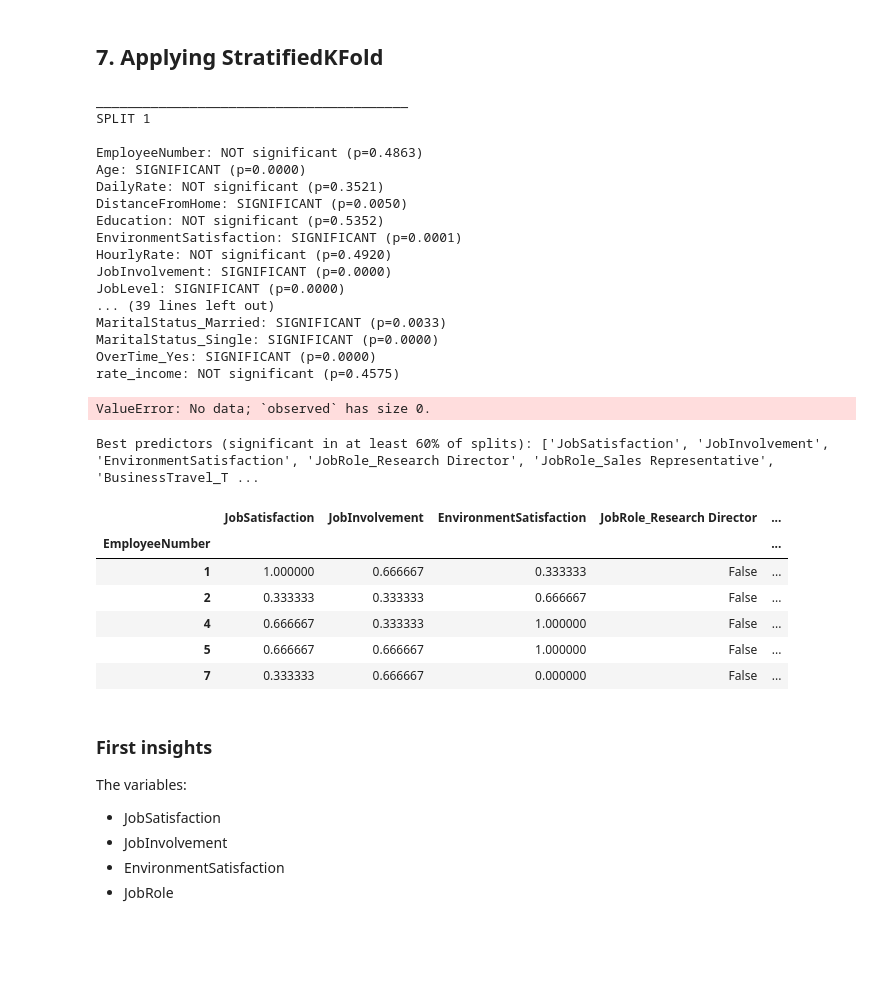
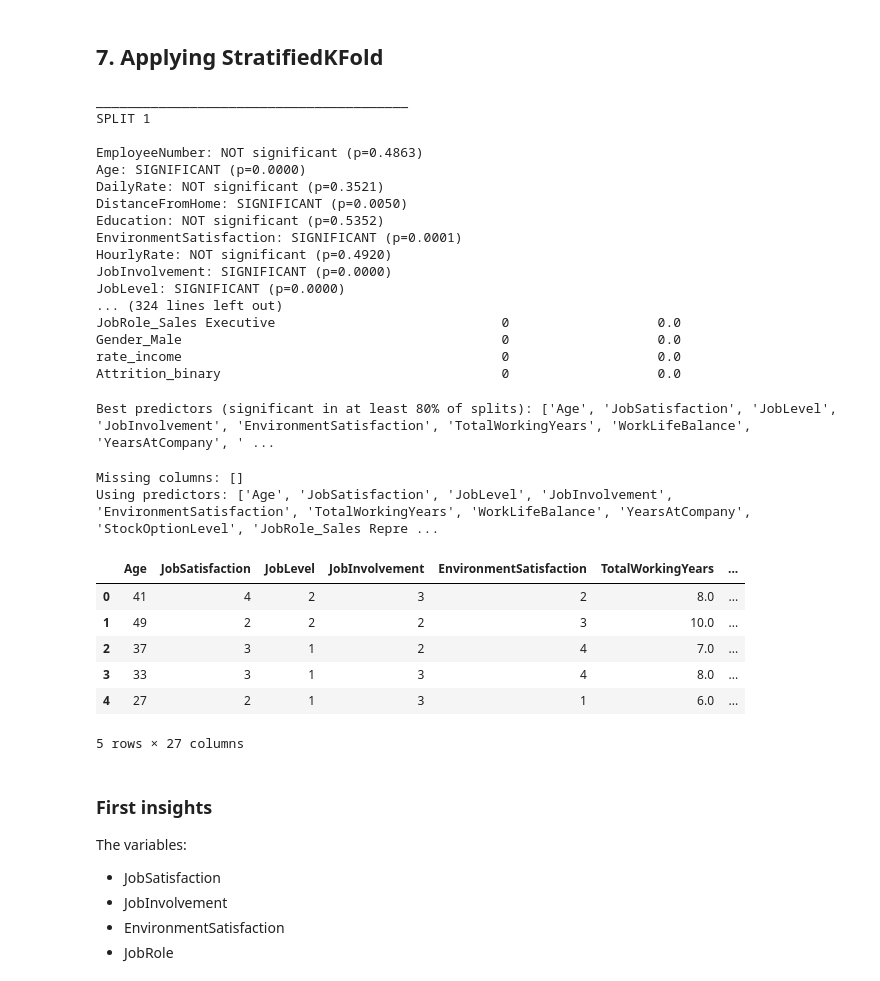
Before and after one commit to filipe-carmo/EDSB25_10, a Jupyter notebook: 3. Feature Eng and Feature Selection.ipynb, the cells around one changed output. Cells and saved outputs as stored; diff of their text form; code cells hidden in the pictures; blank space fills up the shorter version.

```diff
--- a/3. Feature Eng and Feature Selection.ipynb
+++ b/3. Feature Eng and Feature Selection.ipynb
@@ -322,6 +322,17 @@ def select_best_cat_features(X, y, columns, n_splits=5, alpha=0.05):
 
         for col in X_cat.columns:
             contingency = pd.crosstab(X_cat[col], y_train)
+
+            # --- NEW: skip empty tables ---
+            if contingency.size == 0:
+                print(f"{col}: skipped (empty contingency table)")
+                continue
+
+            # --- NEW: require at least TWO categories and TWO classes ---
+            if contingency.shape[0] < 2 or contingency.shape[1] < 2:
+                print(f"{col}: skipped (not enough categories/classes)")
+                continue
+
             _, p, _, _ = chi2_contingency(contingency)
             if p < alpha:
                 print(f"{col}: SIGNIFICANT (p={p:.4f})")
@@ -356,31 +367,40 @@ EnvironmentSatisfaction: SIGNIFICANT (p=0.0001)
 HourlyRate: NOT significant (p=0.4920)
 JobInvolvement: SIGNIFICANT (p=0.0000)
 JobLevel: SIGNIFICANT (p=0.0000)
-... (39 lines left out)
-MaritalStatus_Married: SIGNIFICANT (p=0.0033)
-MaritalStatus_Single: SIGNIFICANT (p=0.0000)
-OverTime_Yes: SIGNIFICANT (p=0.0000)
-rate_income: NOT significant (p=0.4575)
+... (324 lines left out)
+JobRole_Sales Executive                             0                   0.0
+Gender_Male                                         0                   0.0
+rate_income                                         0                   0.0
+Attrition_binary                                    0                   0.0
-ValueError: No data; `observed` has size 0.
 # %%
 best_predictors = result_df[result_df['% Splits Significant'] >= 80].index.tolist()
 print("Best predictors (significant in at least 80% of splits):", best_predictors)
 # %% [output]
-Best predictors (significant in at least 60% of splits): ['JobSatisfaction', 'JobInvolvement', 'EnvironmentSatisfaction', 'JobRole_Research Director', 'JobRole_Sales Representative', 'BusinessTravel_T ...
+Best predictors (significant in at least 80% of splits): ['Age', 'JobSatisfaction', 'JobLevel', 'JobInvolvement', 'EnvironmentSatisfaction', 'TotalWorkingYears', 'WorkLifeBalance', 'YearsAtCompany', ' ...
+# %%
+valid_best_predictors = [col for col in best_predictors if col in HR_1_1.columns]
+
+missing = [col for col in best_predictors if col not in HR_1_1.columns]
+
+print("Missing columns:", missing)
+print("Using predictors:", valid_best_predictors)
+# %% [output]
+Missing columns: []
+Using predictors: ['Age', 'JobSatisfaction', 'JobLevel', 'JobInvolvement', 'EnvironmentSatisfaction', 'TotalWorkingYears', 'WorkLifeBalance', 'YearsAtCompany', 'StockOptionLevel', 'JobRole_Sales Repre ...
 # %%
 # Create best dataframe
-HR_best = HR_final[best_predictors + ['Attrition']].copy()
+HR_best = HR_1_1[best_predictors + ['Attrition']].copy()
 #sorted_best_columns = sorted(HR_best.columns)
 #HR_best_sorted = HR_best.loc[sorted_best_columns, sorted_best_columns]
 HR_best.head()
 # %% [output]
-|  | JobSatisfaction | JobInvolvement | EnvironmentSatisfaction | JobRole_Research Director | ... |
-| EmployeeNumber |  |  |  |  | ... |
-| 1 | 1.000000 | 0.666667 | 0.333333 | False | ... |
-| 2 | 0.333333 | 0.333333 | 0.666667 | False | ... |
-| 4 | 0.666667 | 0.333333 | 1.000000 | False | ... |
-| 5 | 0.666667 | 0.666667 | 1.000000 | False | ... |
-| 7 | 0.333333 | 0.666667 | 0.000000 | False | ... |
+|  | Age | JobSatisfaction | JobLevel | JobInvolvement | EnvironmentSatisfaction | TotalWorkingYears | ... |
+| 0 | 41 | 4 | 2 | 3 | 2 | 8.0 | ... |
+| 1 | 49 | 2 | 2 | 2 | 3 | 10.0 | ... |
+| 2 | 37 | 3 | 1 | 2 | 4 | 7.0 | ... |
+| 3 | 33 | 3 | 1 | 3 | 4 | 8.0 | ... |
+| 4 | 27 | 2 | 1 | 3 | 1 | 6.0 | ... |
+5 rows × 27 columns
 # %% [markdown]
 ### First insights
 The variables:
```
Also changed, not shown: parts of 22 cells of this notebook, 3 other files.
